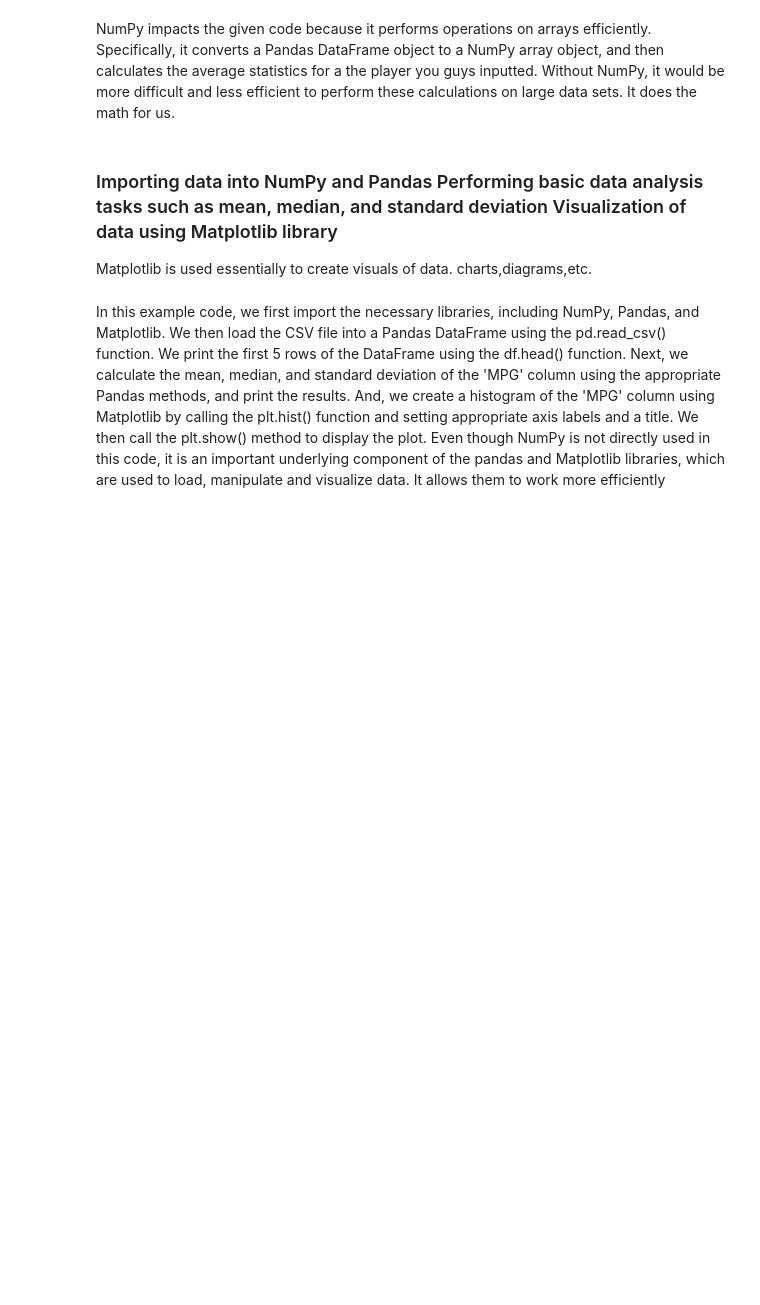
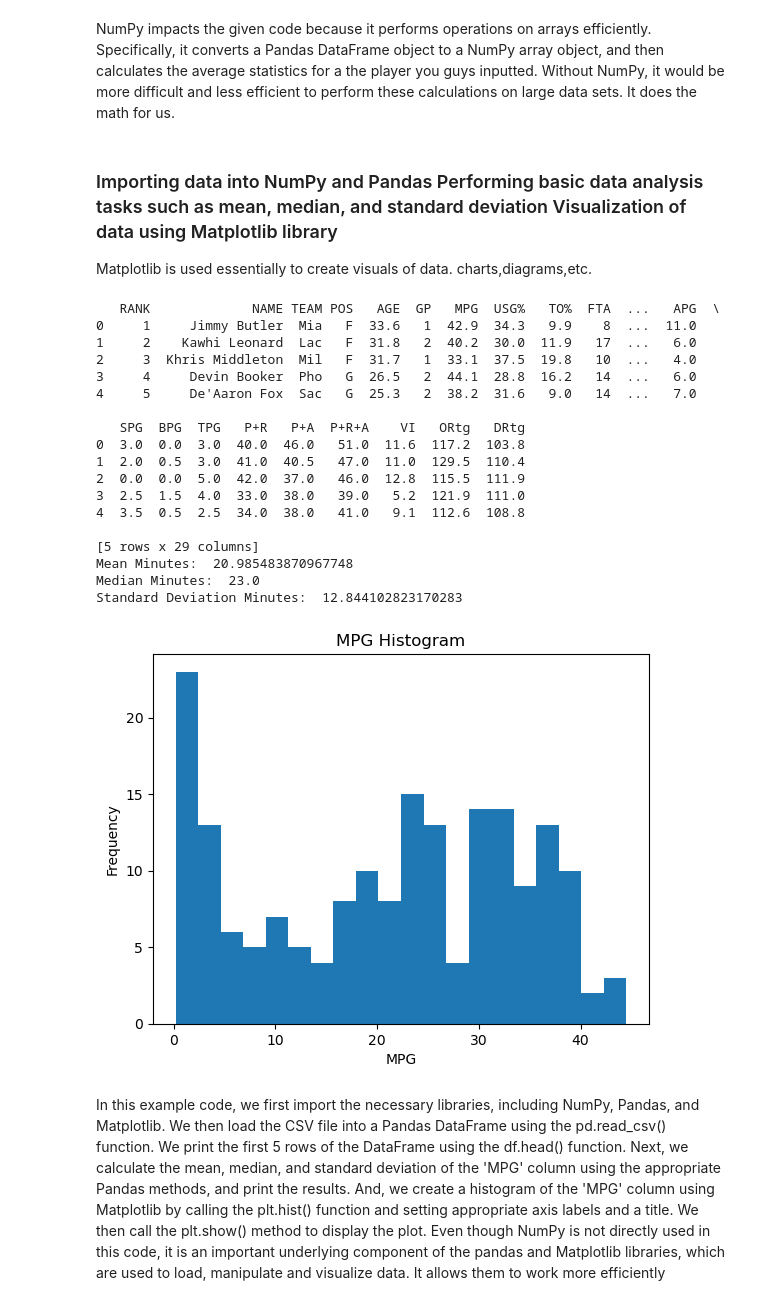
Before and after one commit to 1908901/elliepang, a Jupyter notebook: _notebooks/2023-04-19-tri3_lesson.ipynb, the cells around one changed output. Drawn from its saved outputs; the diff is of its cells as text; code cells hidden in the pictures; blank space fills up the shorter version.

```diff
--- a/_notebooks/2023-04-19-tri3_lesson.ipynb
+++ b/_notebooks/2023-04-19-tri3_lesson.ipynb
@@ -235,30 +264,50 @@ Matplotlib is used essentially to create visuals of data. charts,diagrams,etc.
 # %%
 import numpy as np
 import pandas as pd
 import matplotlib.pyplot as plt
 
 # Load the CSV file into a Pandas DataFrame
-df = pd.read_csv('/Users/josh/Repository-1/nba_player_statistics.csv')
+df = pd.read_csv('/Users/gregpang/vscode/elliepang/_notebooks/nba_player_statistics.csv')
 
 # Print the first 5 rows of the DataFrame
 print(df.head())
 
 # Calculate the mean, median, and standard deviation of the 'Points' column
 mean_minutes = df['MPG'].mean()
 median_minutes = df['MPG'].median()
 stddev_minutes = df['MPG'].std()
 
 # Print the results
 print('Mean Minutes: ', mean_minutes)
 print('Median Minutes: ', median_minutes)
 print('Standard Deviation Minutes: ', stddev_minutes)
 
 # Create a histogram of the 'Points' column using Matplotlib
 plt.hist(df['MPG'], bins=20)
 plt.title('MPG Histogram')
 plt.xlabel('MPG')
 plt.ylabel('Frequency')
 plt.show()
+# %% [output]
+   RANK             NAME TEAM POS   AGE  GP   MPG  USG%   TO%  FTA  ...   APG  \
+0     1     Jimmy Butler  Mia   F  33.6   1  42.9  34.3   9.9    8  ...  11.0
+1     2    Kawhi Leonard  Lac   F  31.8   2  40.2  30.0  11.9   17  ...   6.0
+2     3  Khris Middleton  Mil   F  31.7   1  33.1  37.5  19.8   10  ...   4.0
+3     4     Devin Booker  Pho   G  26.5   2  44.1  28.8  16.2   14  ...   6.0
+4     5     De'Aaron Fox  Sac   G  25.3   2  38.2  31.6   9.0   14  ...   7.0
+
+   SPG  BPG  TPG   P+R   P+A  P+R+A    VI   ORtg   DRtg
+0  3.0  0.0  3.0  40.0  46.0   51.0  11.6  117.2  103.8
+1  2.0  0.5  3.0  41.0  40.5   47.0  11.0  129.5  110.4
+2  0.0  0.0  5.0  42.0  37.0   46.0  12.8  115.5  111.9
+3  2.5  1.5  4.0  33.0  38.0   39.0   5.2  121.9  111.0
+4  3.5  0.5  2.5  34.0  38.0   41.0   9.1  112.6  108.8
+
+[5 rows x 29 columns]
+Mean Minutes:  20.985483870967748
+Median Minutes:  23.0
+Standard Deviation Minutes:  12.844102823170283
+[figure, added]
 # %% [markdown]
 In this example code, we first import the necessary libraries, including NumPy, Pandas, and Matplotlib. We then load the CSV file into a Pandas DataFrame using the pd.read_csv() function. We print the first 5 rows of the DataFrame using the df.head() function. Next, we calculate the mean, median, and standard deviation of the 'MPG' column using the appropriate Pandas methods, and print the results. And, we create a histogram of the 'MPG' column using Matplotlib by calling the plt.hist() function and setting appropriate axis labels and a title. We then call the plt.show() method to display the plot. Even though NumPy is not directly used in this code, it is an important underlying component of the pandas and Matplotlib libraries, which are used to load, manipulate and visualize data. It allows them to work more efficiently
 # %% [markdown]
```
Also changed, not shown: parts of 15 cells of this notebook.
